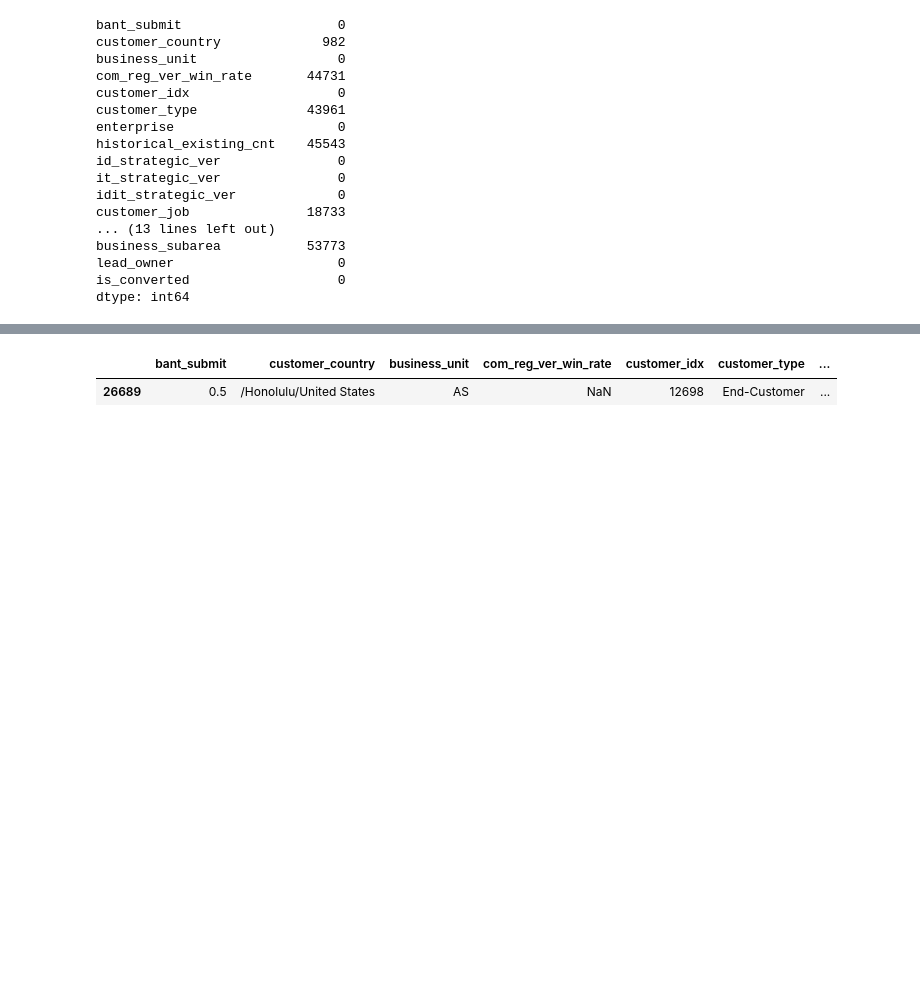
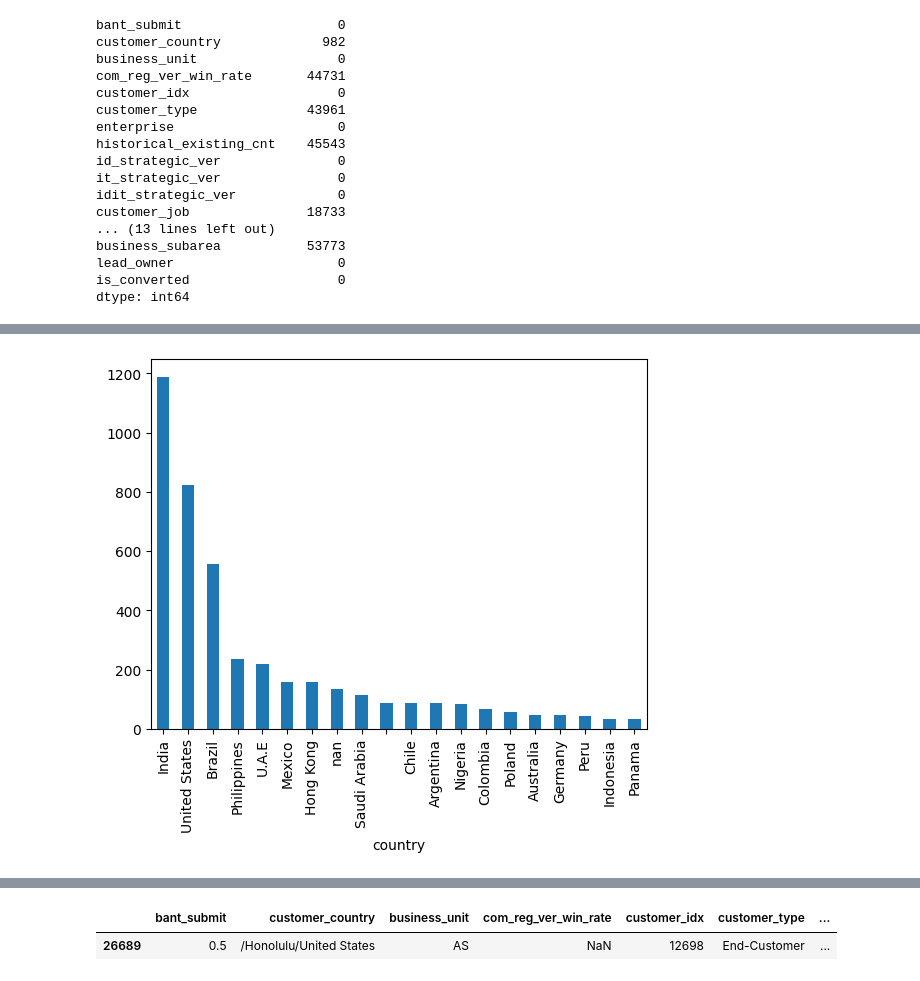
Before and after one commit to Junoflows/LG_Aimers_phase2, a Jupyter notebook: EDA.ipynb, the cells around one changed output, grey strips where cells are left out. Drawn from its saved outputs; the diff is of its cells as text; code cells hidden in the pictures; blank space fills up the shorter version.

```diff
--- a/EDA.ipynb
+++ b/EDA.ipynb
@@ -59,0 +40,3 @@ Name: customer_type, dtype: int64
+# %%
+df['country'] = df['customer_country'].apply(lambda x : str(x).split('/')[-1])
+df['country'].value_counts()
@@ -59,0 +57,8 @@ Name: customer_type, dtype: int64
+# %%
+import matplotlib.pyplot as plt
+sales_success_by_country = df[df['is_converted'] == True].groupby('country')['is_converted'].count().sort_values(ascending=False)
+sales_success_by_country.head(20).plot(kind = 'bar')
+plt.xticks(rotation=90)
+plt.show()
+# %% [output]
+[figure, added]
```
Also changed, not shown: parts of 27 cells of this notebook.
